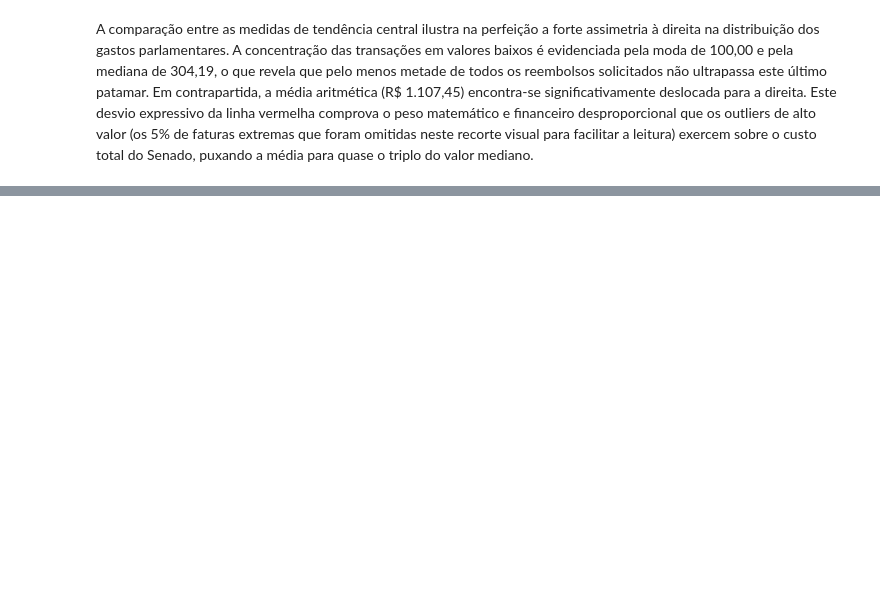
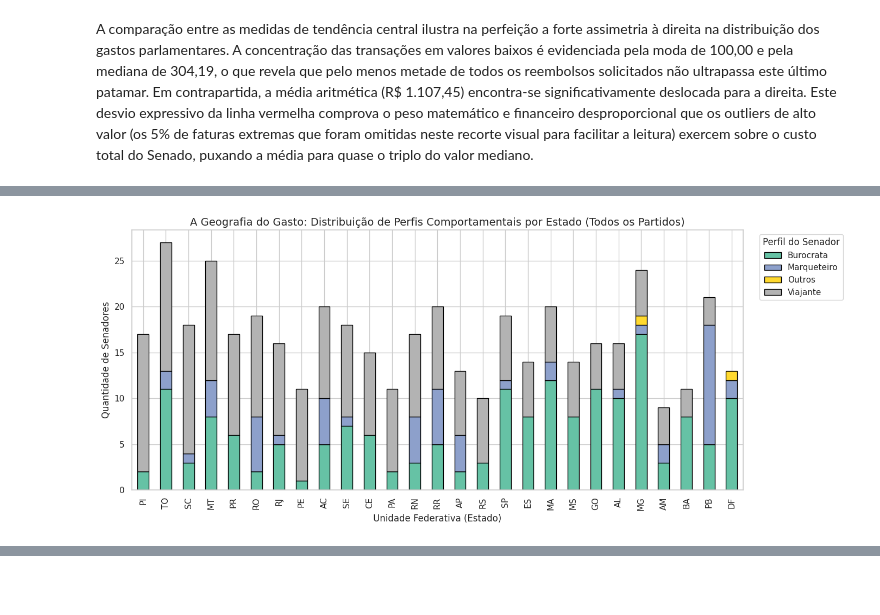
Before and after one commit to rafaalathais/analise-gasto-parlamentar, a Jupyter notebook: notebook_gasto_parlamentar.ipynb, the cells around one changed output, grey strips where cells are left out. Cells and saved outputs as stored; diff of their text form; code cells hidden in the pictures; blank space fills up the shorter version.

```diff
--- a/notebook_gasto_parlamentar.ipynb
+++ b/notebook_gasto_parlamentar.ipynb
@@ -1027,0 +1106,13 @@ A comparação entre as medidas de tendência central ilustra na perfeição a f
+# %%
+perfil_por_uf = df_perfis.groupby(['UF_HISTORICA', 'PERFIL_ATRIBUIDO']).size().unstack(fill_value=0)
+top_ufs_viajantes = perfil_por_uf.sort_values('Viajante', ascending=False)
+
+ax = top_ufs_viajantes.plot(kind='bar', stacked=True, figsize=(14, 6), colormap='Set2', edgecolor='black')
+plt.title('A Geografia do Gasto: Distribuição de Perfis Comportamentais por Estado (Todos os Partidos)', fontsize=14)
+plt.xlabel('Unidade Federativa (Estado)')
+plt.ylabel('Quantidade de Senadores')
+plt.legend(title='Perfil do Senador', bbox_to_anchor=(1.02, 1), loc='upper left')
+plt.tight_layout()
+plt.show()
+# %% [output]
+[figure, added]
```
Also changed, not shown: parts of 48 cells of this notebook.
